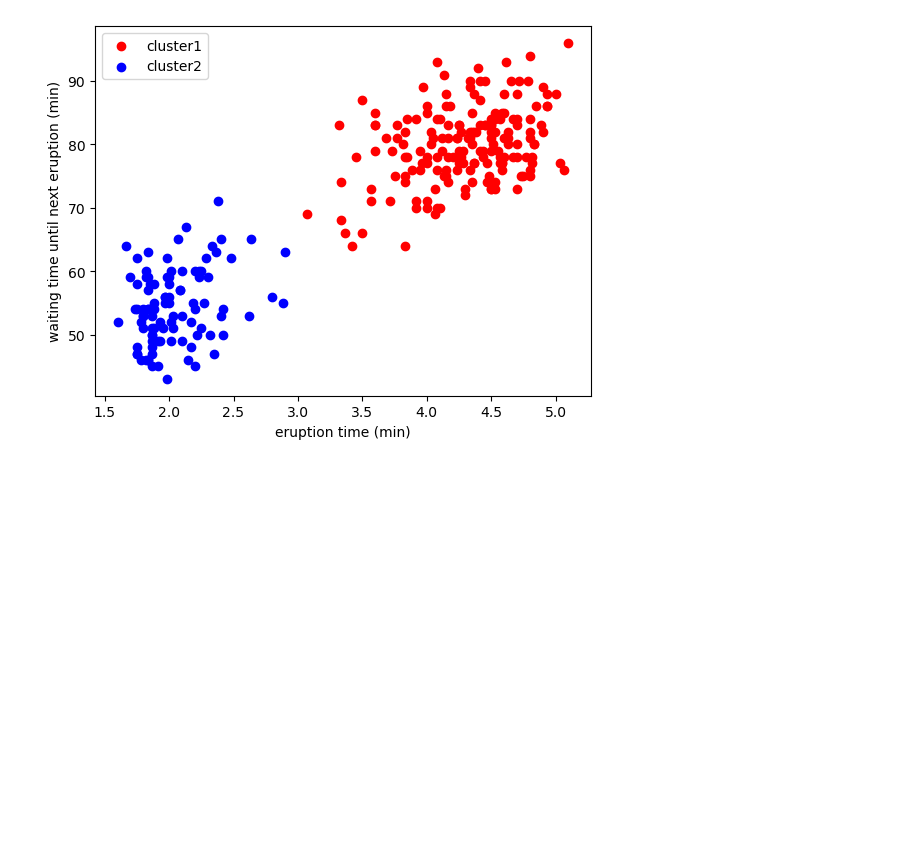
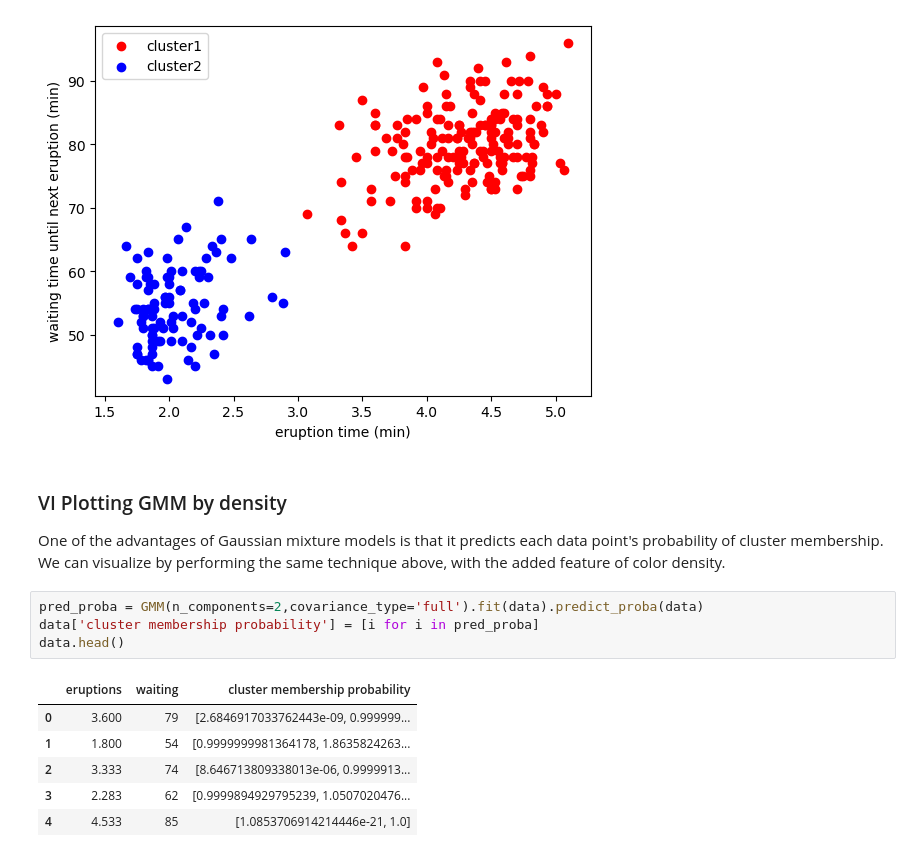
Before and after one commit to jkginfinite/teaching, a Jupyter notebook: Lectures/unsupervised_learning/GMM/GMM_notebook.ipynb, the cells around one changed output. Cells and saved outputs as stored; diff of their text form; blank space fills up the shorter version.

```diff
--- a/Lectures/unsupervised_learning/GMM/GMM_notebook.ipynb
+++ b/Lectures/unsupervised_learning/GMM/GMM_notebook.ipynb
@@ -90,6 +134,21 @@ plt.ylabel('waiting time until next eruption (min)')
 plt.show()
 # %% [output]
 [figure]
+# %% [markdown]
+### VI Plotting GMM by density
+
+One of the advantages of Gaussian mixture models is that it predicts each data point's probability of cluster membership. We can visualize by performing the same technique above, with the added feature of color density.
+# %%
+pred_proba = GMM(n_components=2,covariance_type='full').fit(data).predict_proba(data)
+data['cluster membership probability'] = [i for i in pred_proba]
+data.head()
+# %% [output]
+|  | eruptions | waiting | cluster membership probability |
+| 0 | 3.600 | 79 | [2.6846917033762443e-09, 0.999999... |
+| 1 | 1.800 | 54 | [0.9999999981364178, 1.8635824263... |
+| 2 | 3.333 | 74 | [8.646713809338013e-06, 0.9999913... |
+| 3 | 2.283 | 62 | [0.9999894929795239, 1.0507020476... |
+| 4 | 4.533 | 85 | [1.0853706914214446e-21, 1.0] |
 # %%
 pred_proba = GMM(n_components=2,covariance_type='full').fit(data).predict_proba(data)
 # Generate two random colors
```
Also changed, not shown: parts of 10 cells of this notebook, 7 other files.
